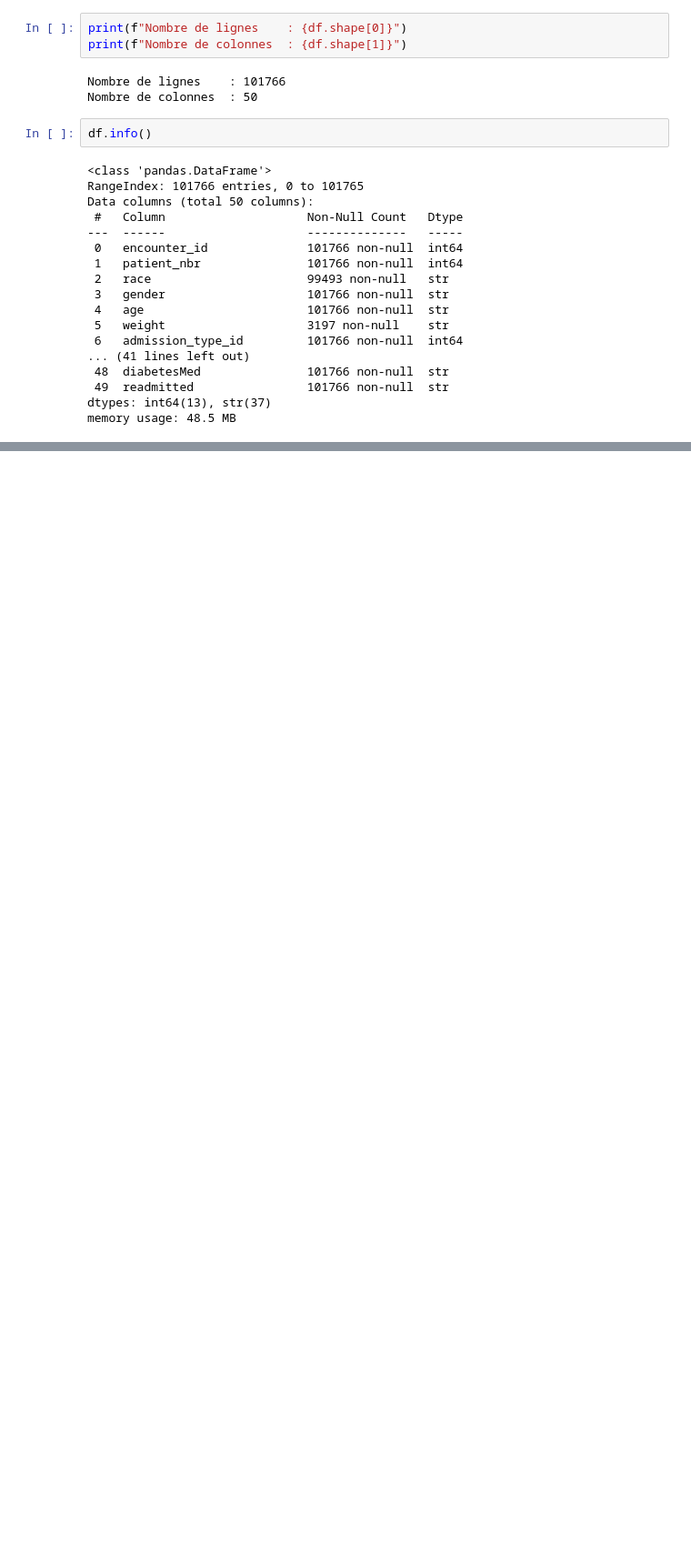
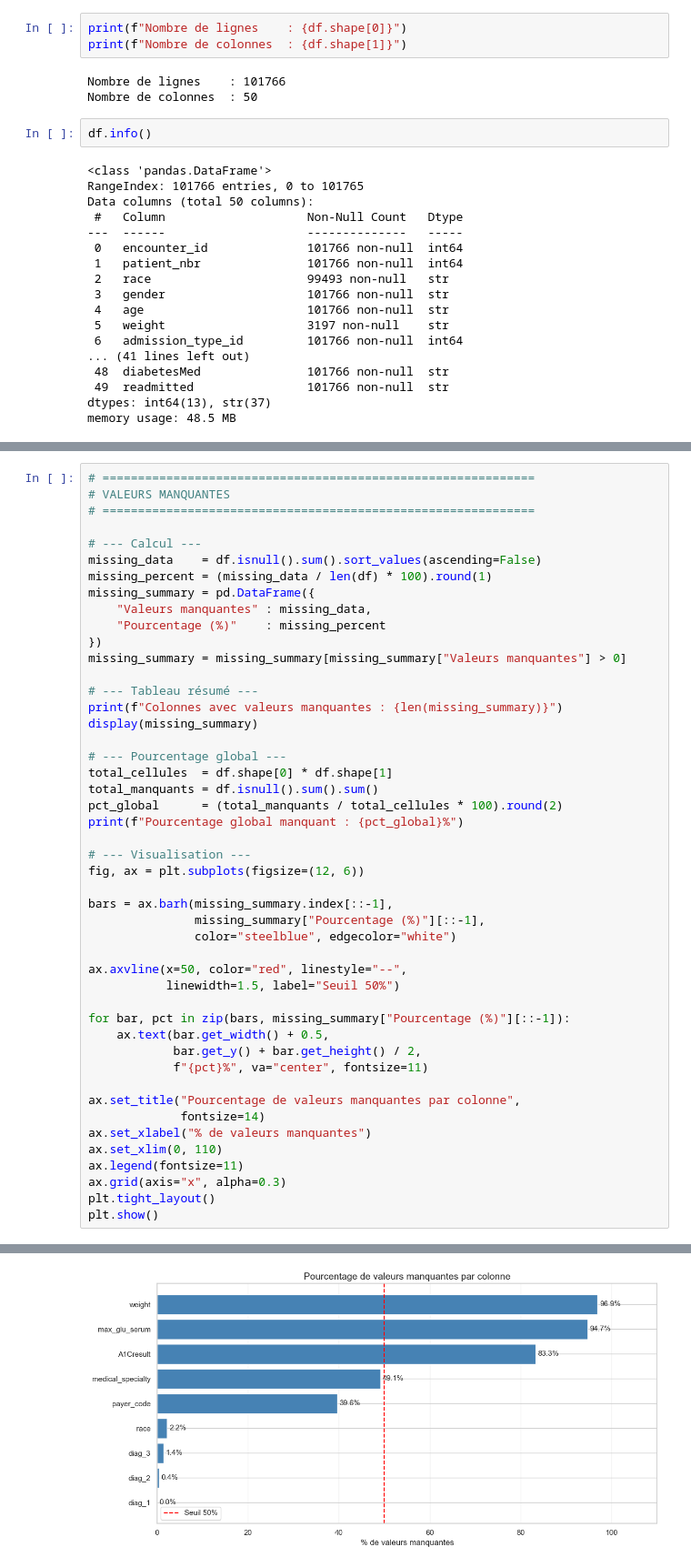
Before and after one commit to malek-ksouri/diabetes-readmission-prediction, a Jupyter notebook: notebooks/01exploration.ipynb, the cells around one changed output, grey strips where cells are left out. Shown at 91% size. Drawn from its saved outputs; the diff is of its cells as text; blank space fills up the shorter version.

```diff
--- a/notebooks/01exploration.ipynb
+++ b/notebooks/01exploration.ipynb
@@ -328,0 +130,48 @@ Liste des variables catégorielles :
+# %%
+# =============================================================
+# VALEURS MANQUANTES
+# =============================================================
+
+# --- Calcul ---
+missing_data    = df.isnull().sum().sort_values(ascending=False)
+missing_percent = (missing_data / len(df) * 100).round(1)
+missing_summary = pd.DataFrame({
+    "Valeurs manquantes" : missing_data,
+    "Pourcentage (%)"    : missing_percent
+})
+missing_summary = missing_summary[missing_summary["Valeurs manquantes"] > 0]
+
+# --- Tableau résumé ---
+print(f"Colonnes avec valeurs manquantes : {len(missing_summary)}")
+display(missing_summary)
+
+# --- Pourcentage global ---
+total_cellules  = df.shape[0] * df.shape[1]
+total_manquants = df.isnull().sum().sum()
+pct_global      = (total_manquants / total_cellules * 100).round(2)
+print(f"Pourcentage global manquant : {pct_global}%")
+
+# --- Visualisation ---
+fig, ax = plt.subplots(figsize=(12, 6))
+
+bars = ax.barh(missing_summary.index[::-1],
+               missing_summary["Pourcentage (%)"][::-1],
+               color="steelblue", edgecolor="white")
+
+ax.axvline(x=50, color="red", linestyle="--",
+           linewidth=1.5, label="Seuil 50%")
+
+for bar, pct in zip(bars, missing_summary["Pourcentage (%)"][::-1]):
+    ax.text(bar.get_width() + 0.5,
+            bar.get_y() + bar.get_height() / 2,
+            f"{pct}%", va="center", fontsize=11)
+
+ax.set_title("Pourcentage de valeurs manquantes par colonne",
+             fontsize=14)
+ax.set_xlabel("% de valeurs manquantes")
+ax.set_xlim(0, 110)
+ax.legend(fontsize=11)
+ax.grid(axis="x", alpha=0.3)
+plt.tight_layout()
+plt.show()
+# %% [output]
@@ -328,0 +190 @@ Liste des variables catégorielles :
+[figure, added]
```
Also changed, not shown: parts of 28 cells of this notebook.
